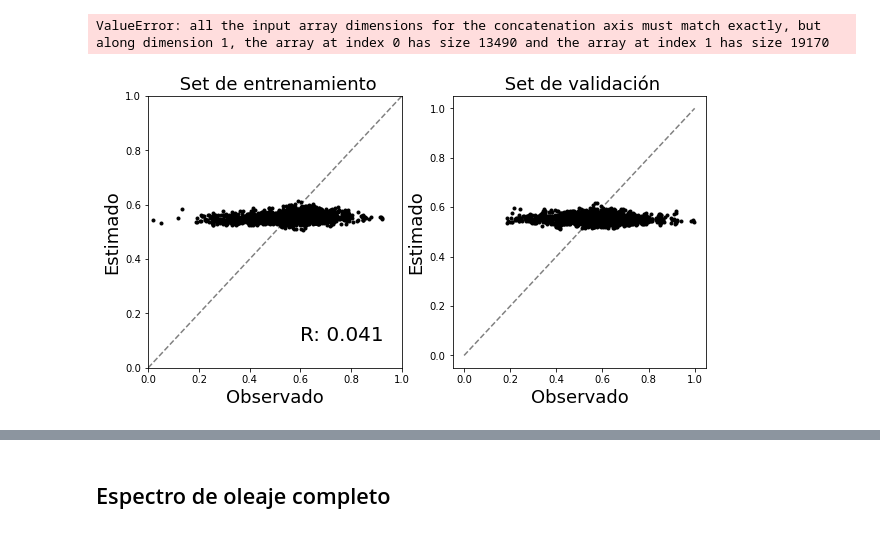
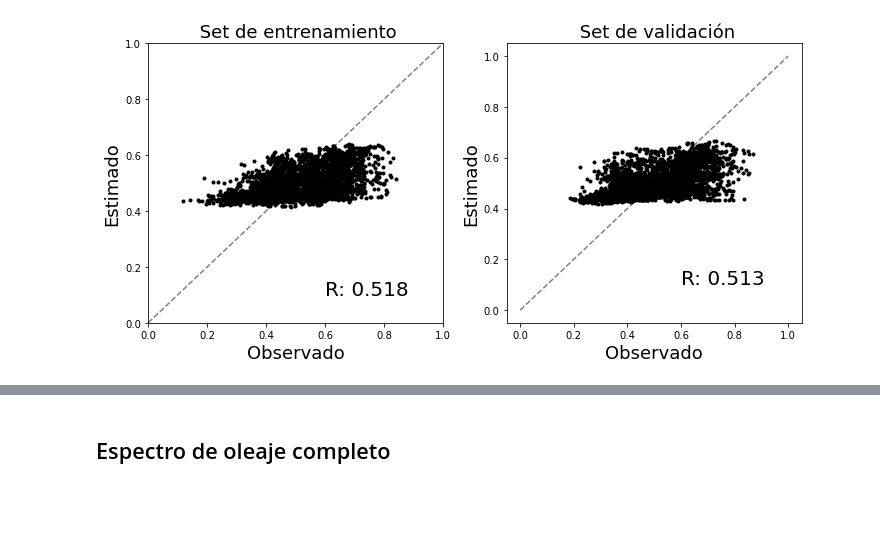
Before and after one commit to jnhurtado/Rellenar-hindcast-de-oleaje-usando-ML, a Jupyter notebook: LSTM_Con_X_features.ipynb, the cells around one changed output, grey strips where cells are left out. Cells and saved outputs as stored; diff of their text form; code cells hidden in the pictures; blank space fills up the shorter version.

```diff
--- a/LSTM_Con_X_features.ipynb
+++ b/LSTM_Con_X_features.ipynb
@@ -194,0 +200,10 @@ DSD =  np.array(df0[Desde: Hasta]['DSD']).reshape(-1,1)
+# %%
+"'Se carga X como los valores de presión, omitir si se quiere usar el X features del modelo pre-entrenado'"
+
+X = np.load(Cache + 'Presión.npy')
+
+X = resize(X,5,5,padding="same")
+
+X = flatten(X)
+
+X.shape
@@ -195,3 +212,3 @@ DSD =  np.array(df0[Desde: Hasta]['DSD']).reshape(-1,1)
 # %%
-x_train, x_test, y_train, y_test, scy = get_set(X, Tp, timestep= 100, traslape = 100)
+x_train, x_test, y_train, y_test, scy = get_set(X, Hm0, timestep= 100, traslape = 100)
 # %% [output]
@@ -244,18 +276,5 @@ plot_model(model, to_file='model.png', show_shapes=True)
 # %%
-
-traslape = 50
-
-ciclos = 5
-
-for i in range(ciclos):
-
-    print('Ciclo (',i+1,'/',ciclos,')')
-
-    j = np.random.randint(-10,20)
-
-    x_train, x_test, y_train, y_test, scy = get_set(X, Tp, timestep= int(j*10 +200), traslape = traslape)
-
-    model.fit([x_train[:,:traslape,:],x_train[:,traslape:,:]],y_train,epochs= 15,batch_size=4 ,validation_split=0.1, shuffle = True)
-
-    model.reset_states()
+x_train, x_test, y_train, y_test, scy = get_set(X, WP, timestep= 1, traslape = 60)
+traslape = 60
+model.fit([x_train[:,:traslape,:],x_train[:,traslape:,:]],y_train,epochs= 20, batch_size=64 ,validation_split=0.1, shuffle = True)
 # %% [output]
@@ -276,40 +310,35 @@ Epoch 3/15
+# %%
+y_pred_test = scy.inverse_transform(y_pred_test)
+y_test = scy.inverse_transform(y_test)
 # %%
-traslape =1
 
-
-
-y_pred_train = juntar(model.predict([x_train[:,:traslape,:],x_train[:,traslape:,:]]))
-y_pred_test = juntar(model.predict([x_test[:,:traslape,:],x_test[:,traslape:,:]]))
-y_train = juntar(y_train)
-y_test = juntar(y_test)
 
 
 fig, axs = plt.subplots(1, 2, figsize=(10,5))
 
 axs[0].set_title(' Set de entrenamiento',fontsize=18)
 axs[0].plot([0,1],[0,1],'--',0.5,color='grey')
 axs[0].plot(y_train[:3000],y_pred_train[:3000],'.',color='Black')
 axs[0].set_xlabel('Observado',size=18)
 axs[0].set_ylabel('Estimado',size=18)
 axs[0].set_ylim(0,1)
 axs[0].set_xlim(0,1)
 axs[0].text(0.6,0.1,'R: '+str(np.round(np.corrcoef(y_train.T,(y_pred_train).T)[0,1],3)),size=20)
 
 
 axs[1].set_title(' Set de validación',fontsize=18)
 axs[1].plot([0,1],[0,1],'--',0.5,color='grey')
 axs[1].plot(y_test[:3000],y_pred_test[:3000],'.',color='Black')
 axs[1].set_xlabel('Observado',size=18)
 axs[1].set_ylabel('Estimado',size=18)
 #axs[1].set_ylim(0,1)
 #axs[1].set_xlim(0,1)
 axs[1].text(0.6,0.1,'R: '+str(np.round(np.corrcoef(y_test.T,y_pred_test.T)[0,1],3)),size=20)
 
 fig.set_facecolor('w')
 fig.tight_layout()
 plt.show()
 
 #fig.savefig("New_LSTM_Hm02",dpi=300)
 # %% [output]
-ValueError: all the input array dimensions for the concatenation axis must match exactly, but along dimension 1, the array at index 0 has size 13490 and the array at index 1 has size 19170
-[figure, old version]
+[figure, new version]
```
Also changed, not shown: parts of 47 cells of this notebook, 5 other files.
